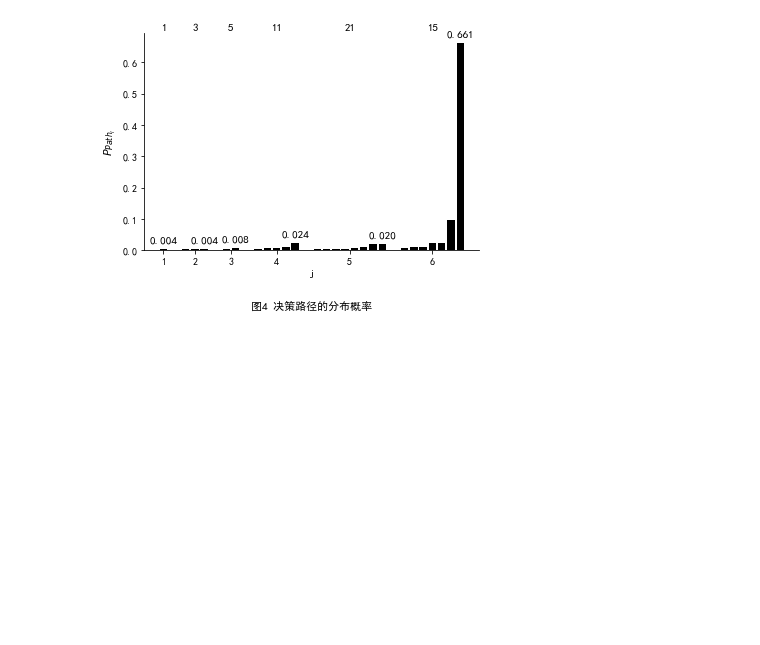
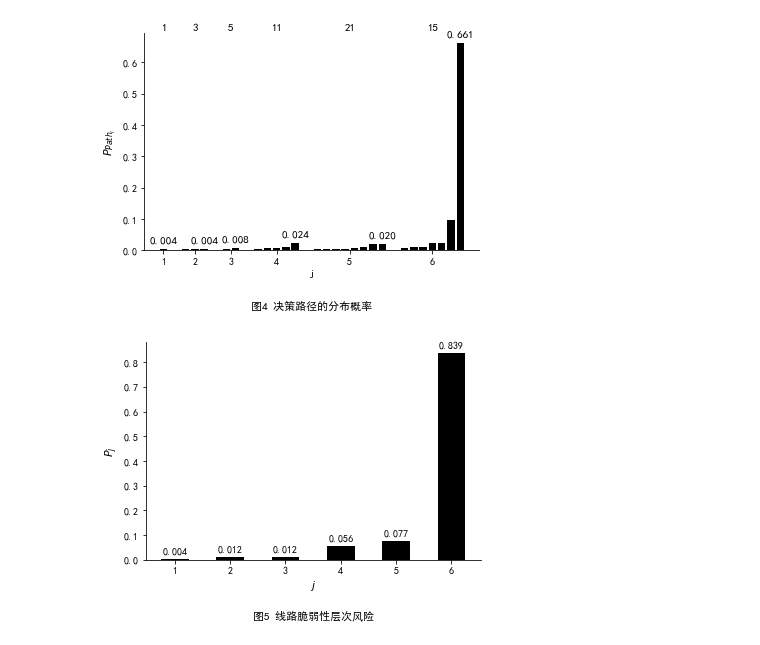
Before and after one commit to iLnezoH/cooper-trade, a Jupyter notebook: test.ipynb, the cells around one changed output. Drawn from its saved outputs; the diff is of its cells as text; code cells hidden in the pictures; blank space fills up the shorter version.

Commit message:
feta(chart) buitify chart

```diff
--- a/test.ipynb
+++ b/test.ipynb
@@ -172,3 +172,25 @@ axes.spines[['top', 'right']].set_visible(False)
 plt.savefig('c4.svg', format="svg", bbox_inches="tight")
 # %% [output]
 [figure]
+# %%
+hierarchical_risk = [sum(g) / total for g in cluster]
+
+fig, ax = plt.subplots()
+ys = hierarchical_risk
+xs = np.arange(1, len(ys) + 1)
+
+ax.spines[['right', 'top']].set_visible(False)
+for x, y in zip(xs, ys):
+    plt.text(x, y+0.02, '%.3f' % y, ha="center")
+
+ax.set_xlabel(r'$j$', fontsize=11)
+ax.set_ylabel(r'$P_j$', fontsize=11)
+
+
+ax.bar(xs, ys, width=0.5, color="k")
+
+plt.title('图5 线路脆弱性层次风险', y=-0.3, size=11)
+
+plt.savefig("c5.svg", format="svg", bbox_inches="tight")
+# %% [output]
+[figure, added]
```
Also changed, not shown: 6 other files.
